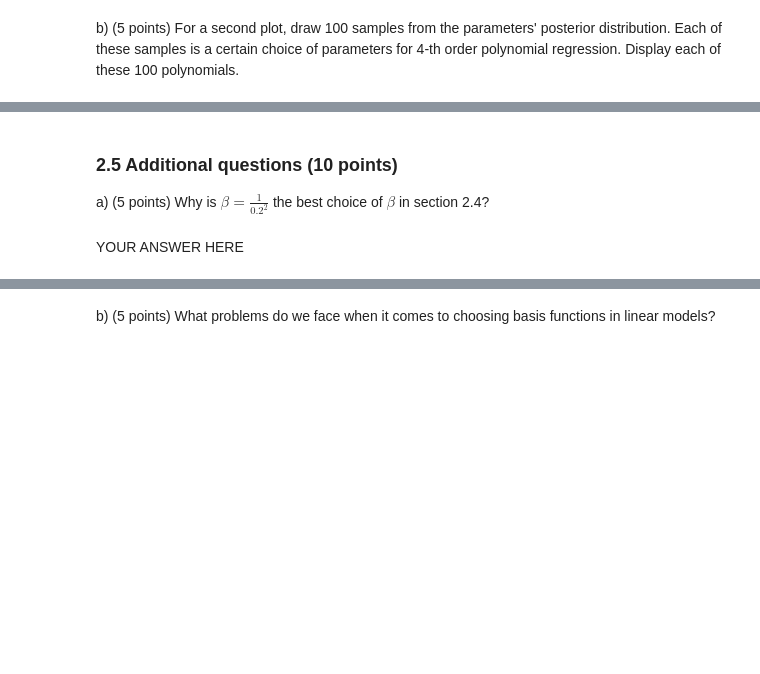
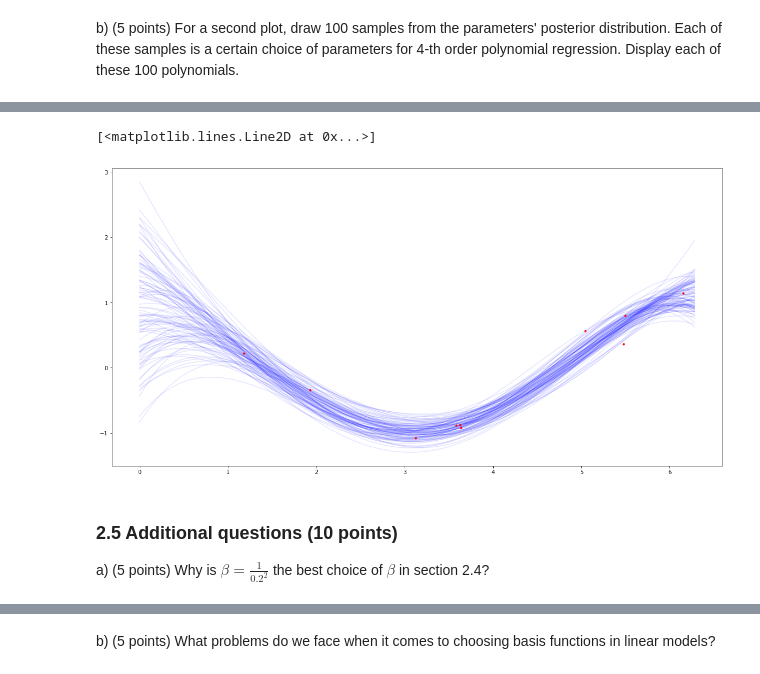
Before and after one commit to Kaleidophon/-friendly-octo-palm-tree, a Jupyter notebook: lab1.ipynb, the cells around one changed output, grey strips where cells are left out. Saved outputs shown, nothing was run; the diff lists cells and outputs as text; code cells hidden in the pictures; blank space fills up the shorter version.

```diff
--- a/lab1.ipynb
+++ b/lab1.ipynb
@@ -411,6 +374,25 @@ NotImplementedError:
+# %%
+N = 10
+x, t = gen_cosine2(N)
+M = 4
+alpha = 1/2
+beta = 1/(0.2**2)
+
+x_plot = np.linspace(0, 2*math.pi, 100)
+m, S, Phi = fit_polynomial_bayes(x, t, M, alpha, beta)
+
+params_list = numpy.random.multivariate_normal(mean=m, cov=S, size=100)
+
+for params in params_list:
+    Phi_plot = designmatrix(x_plot, M)
+    y_plot = np.dot(Phi_plot, params)
+    plt.plot(x_plot, y_plot, color='blue', alpha=0.1)
+
+plt.plot(x, t, '.', color='red')
+# %% [output]
+[<matplotlib.lines.Line2D at 0x...>]
+[figure, added]
 # %% [markdown]
 ### 2.5 Additional questions (10 points)
 
 a) (5 points) Why is $\beta=\frac{1}{0.2^2}$ the best choice of $\beta$ in section 2.4?
-# %% [markdown]
-YOUR ANSWER HERE
```
Also changed, not shown: parts of 15 cells of this notebook.
